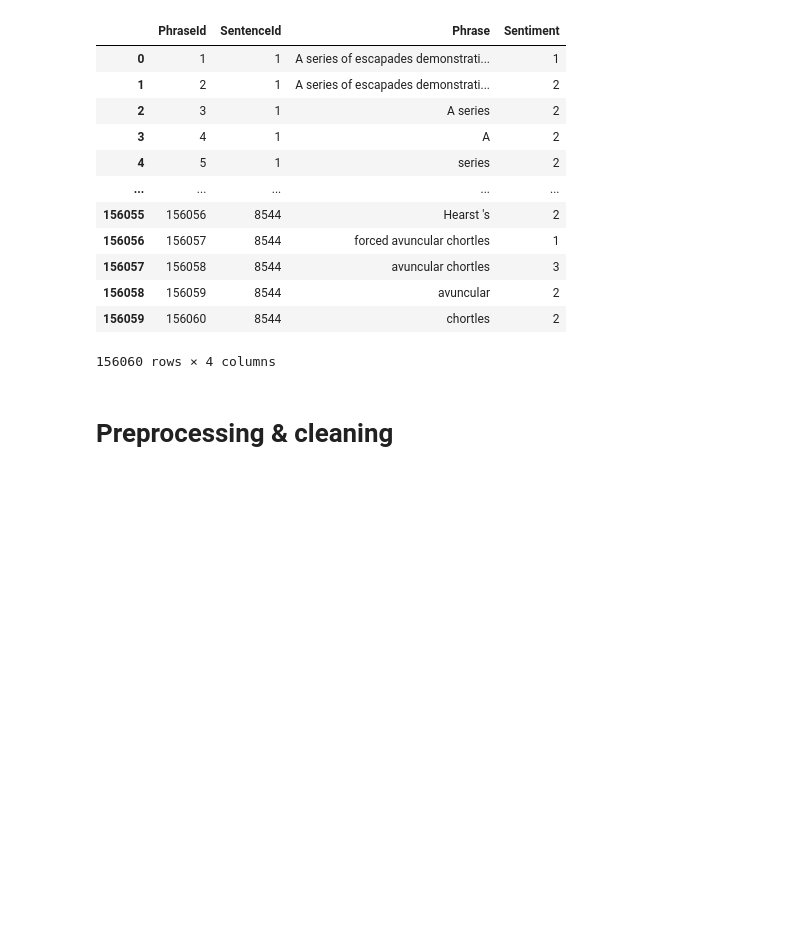
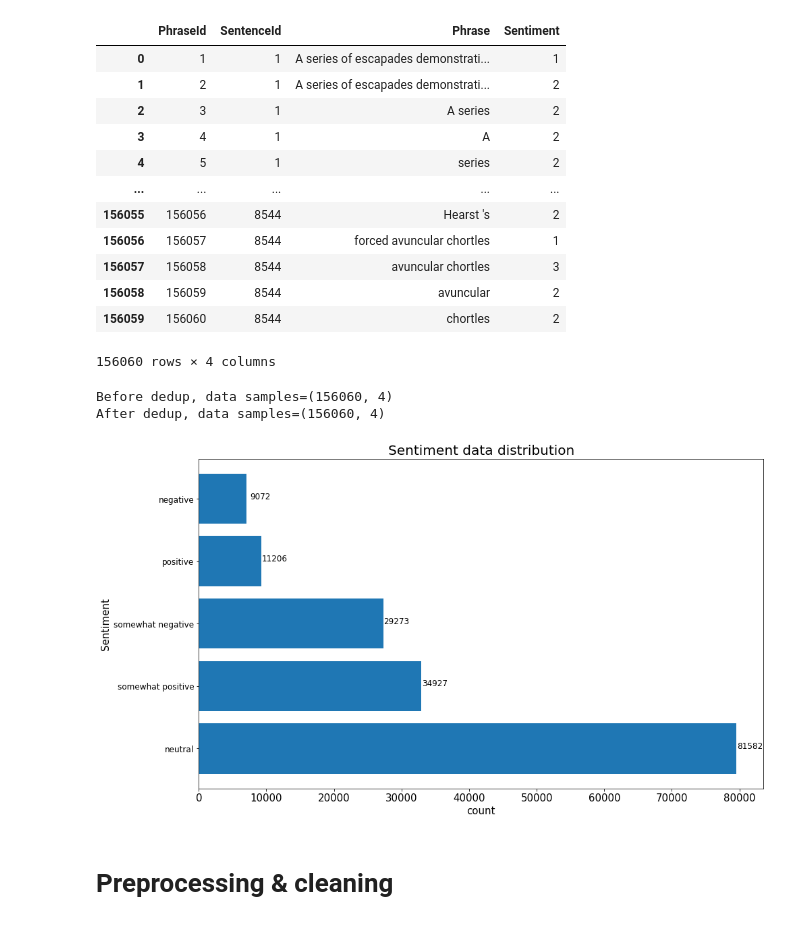
Before and after one commit to KeXin95/movie-sentiment-app, a Jupyter notebook: notebooks/build_model.ipynb, the cells around one changed output. Cells and saved outputs as stored; diff of their text form; code cells hidden in the pictures; blank space fills up the shorter version.

```diff
--- a/notebooks/build_model.ipynb
+++ b/notebooks/build_model.ipynb
@@ -29,6 +30,42 @@ df
 | 156058 | 156059 | 8544 | avuncular | 2 |
 | 156059 | 156060 | 8544 | chortles | 2 |
 156060 rows × 4 columns
+# %%
+print(f"Before dedup, data samples={df.shape}")
+df.drop_duplicates('Phrase', inplace=True)
+print(f"After dedup, data samples={df.shape}")
+# %% [output]
+Before dedup, data samples=(156060, 4)
+After dedup, data samples=(156060, 4)
+# %%
+mapp_sent = {0: 'negative',
+             1: 'somewhat negative',
+             2: 'neutral',
+             3: 'somewhat positive',
+             4: 'positive'}
+
+df['label'] = df['Sentiment'].apply(lambda x:mapp_sent[x])
+# %%
+def autolabel_base(rects, ax):
+
+    for rect in rects:
+        x_value = rect.get_width() + 2000
+        y_value = rect.get_y() + rect.get_height() / 2
+
+        ax.text(x_value, y_value, '%d'%int(x_value),
+                ha='center', fontsize=12)
+# %%
+plt.figure(figsize=(15,9))
+rects = plt.barh(df.value_counts('label').reset_index()['label'], df.value_counts('label').reset_index()[0])
+plt.title('Sentiment data distribution', fontsize=20)
+plt.xlabel('count', fontsize=15)
+plt.ylabel('Sentiment', fontsize=15)
+plt.yticks(fontsize=12)
+plt.xticks(fontsize=15)
+
+autolabel_base(rects, plt)
+# %% [output]
+[figure, added]
 # %% [markdown]
 # Preprocessing & cleaning
 # %% [markdown]
```
Also changed, not shown: parts of 3 cells of this notebook, 9 other files.
